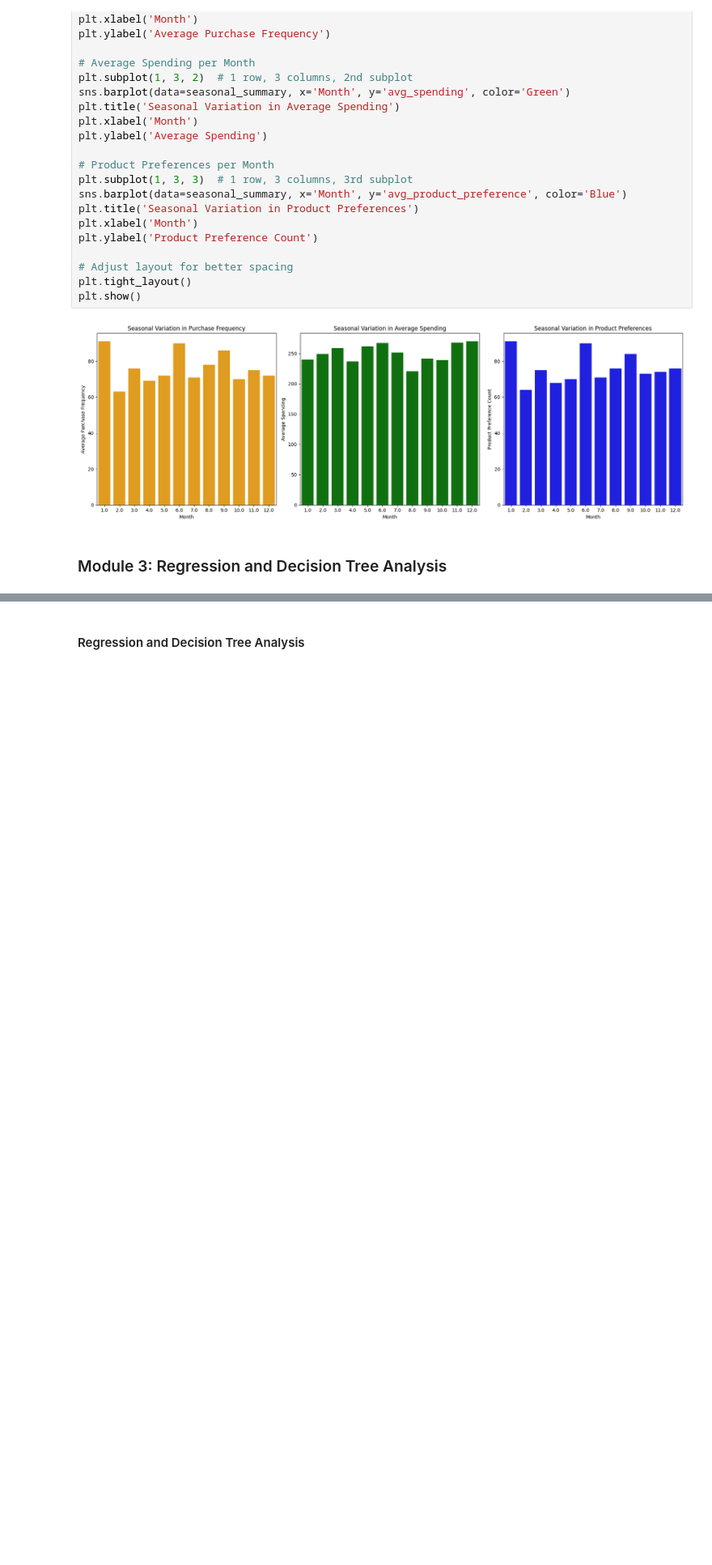
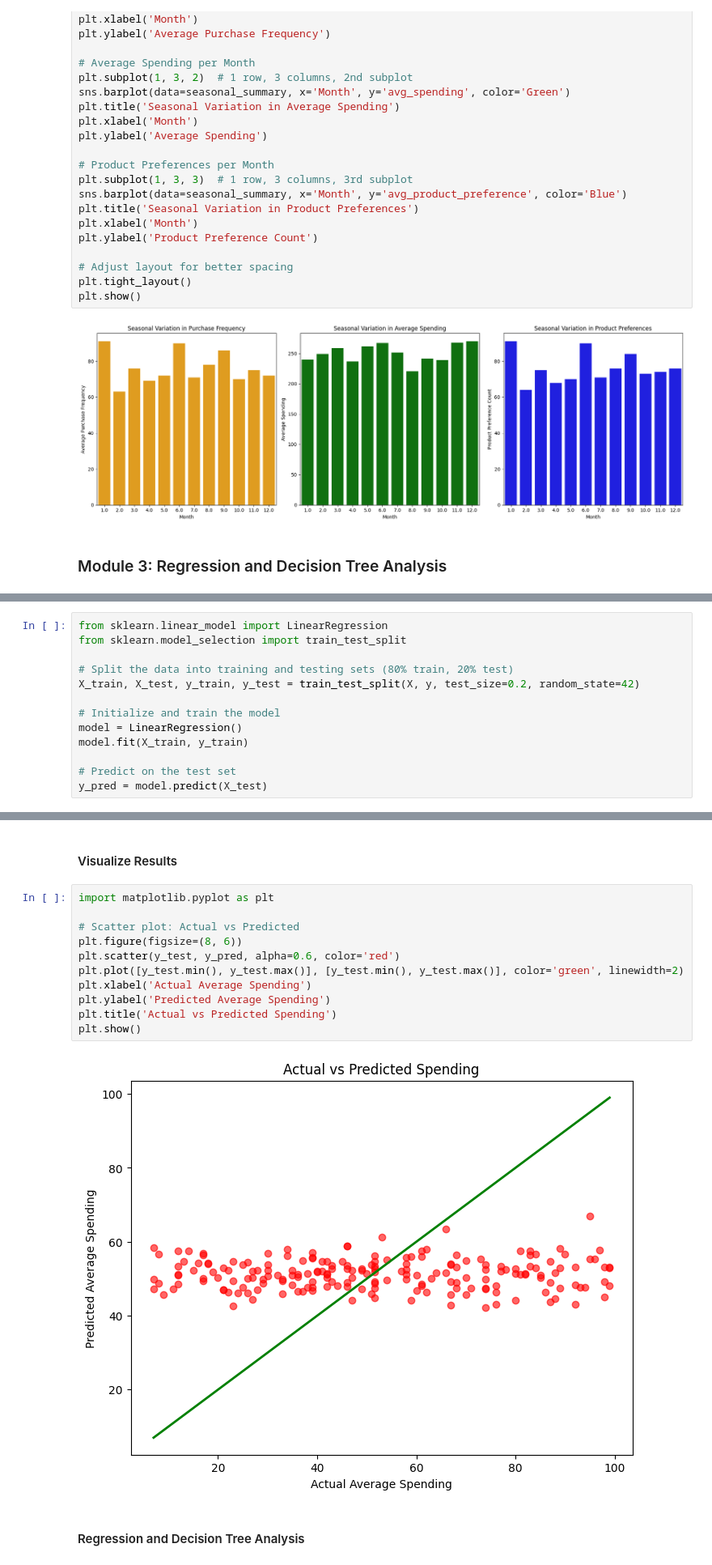
Before and after one commit to its-hasaan/Imtiaz-Mart-Customer-Behavior-Analysis-Predictive-Modeling, a Jupyter notebook: Projectfile.ipynb, the cells around one changed output, grey strips where cells are left out. Shown at 81% size. Saved outputs shown, nothing was run; the diff lists cells and outputs as text; blank space fills up the shorter version.

```diff
--- a/Projectfile.ipynb
+++ b/Projectfile.ipynb
@@ -566,0 +614,13 @@ plt.show()
+# %%
+from sklearn.linear_model import LinearRegression
+from sklearn.model_selection import train_test_split
+
+# Split the data into training and testing sets (80% train, 20% test)
+X_train, X_test, y_train, y_test = train_test_split(X, y, test_size=0.2, random_state=42)
+
+# Initialize and train the model
+model = LinearRegression()
+model.fit(X_train, y_train)
+
+# Predict on the test set
+y_pred = model.predict(X_test)
@@ -567,3 +645,18 @@ plt.show()
+# %% [markdown]
+#### Visualize Results
+# %%
+import matplotlib.pyplot as plt
+
+# Scatter plot: Actual vs Predicted
+plt.figure(figsize=(8, 6))
+plt.scatter(y_test, y_pred, alpha=0.6, color='red')
+plt.plot([y_test.min(), y_test.max()], [y_test.min(), y_test.max()], color='green', linewidth=2)
+plt.xlabel('Actual Average Spending')
+plt.ylabel('Predicted Average Spending')
+plt.title('Actual vs Predicted Spending')
+plt.show()
+# %% [output]
+[figure, added]
 # %% [markdown]
 #### Regression and Decision Tree Analysis
 # %%
```
Also changed, not shown: parts of 22 cells of this notebook.
